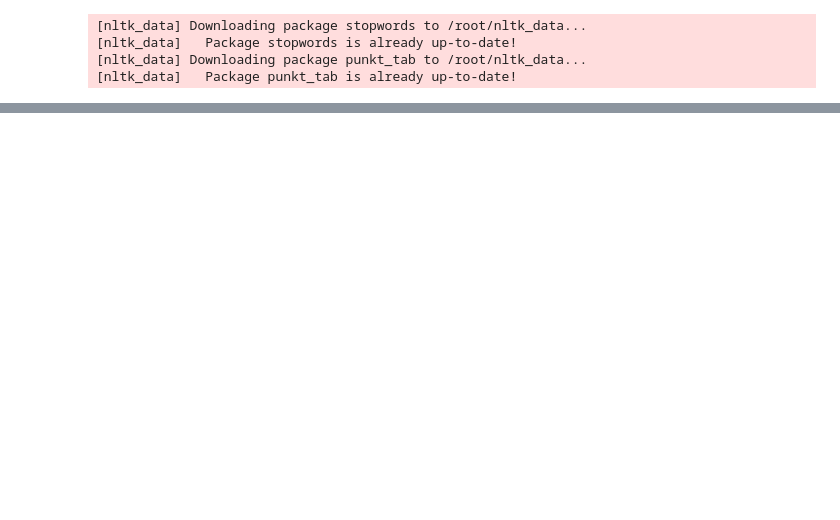
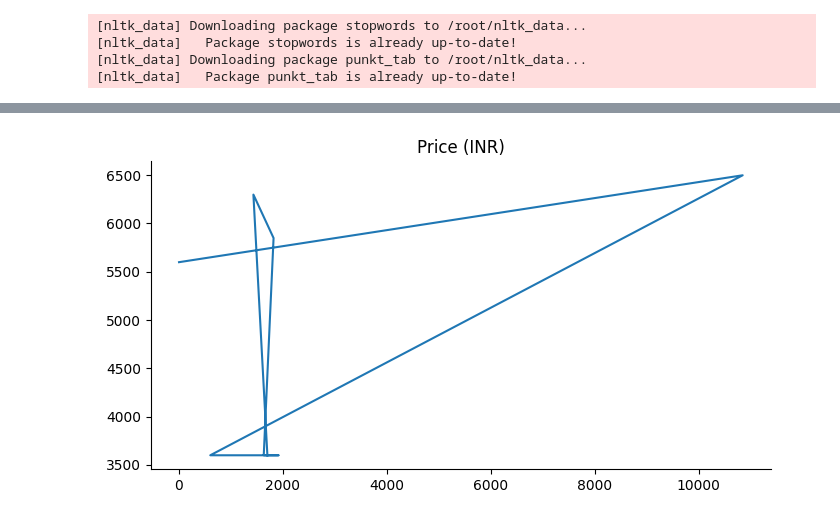
Before and after one commit to jheffanD/model-contend-based, a Jupyter notebook: MODEL_PERTAMA.ipynb, the cells around one changed output, grey strips where cells are left out. Drawn from its saved outputs; the diff is of its cells as text; code cells hidden in the pictures; blank space fills up the shorter version.

Commit message:
selesasi juga untuk buat rekomenddasinyaa, sekalin plot perseebarraan dataa rekomenddasinya

```diff
--- a/MODEL_PERTAMA.ipynb
+++ b/MODEL_PERTAMA.ipynb
@@ -463,8 +463,7 @@ df
 | 12490 | 10265199 | Pepe Jeans Men Black & Grey Strip... | Pepe Jeans | Men | 799 | Black and grey striped T-shirt, h... | Black | ... |
 11597 rows × 8 columns
 # %%
-# kita gabungkan  beberapa kolom yang akaan kita paakai untuk tahap rekomendasinya
-def gabungkan(teks):
-    return f"{df['Gender']},{df['SimplifiedProductName']},{df['PrimaryColor']},{df['ProductBrand']}"
+def gabungkan(row):
+    return f"{row['Gender']} {row['SimplifiedProductName']} {row['PrimaryColor']} {row['ProductBrand']}"
 
 df['text_combined'] = df.apply(gabungkan, axis=1)
@@ -506,4 +522,4 @@ def preprocessing(text):
     return " ".join(tokens)
 # %%
 # ini buat menggunakan ffungsi prosesing tteexx
-df['text_clean'] = df['text_combined'].apply(preprocessing)
+df['text_combined'] = df['text_combined'].fillna('').apply(preprocessing)
@@ -523,8 +537,8 @@ array([[1., 1., 1., ..., 1., 1., 1.],
 # %%
-def rekomendasi_final(gender, nama_produk, color, brand, data, tfidf, tfidf_matrix, top_n=10):
+def rekomendasi_final(gender, nama_produk, color, brand, data=df, tfidf=tfidf, tfidf_matrix=tfidf_matrix, top_n=10):
     input_text = f"{gender} {nama_produk} {color} {brand}"
     input_text = preprocessing(input_text)
     input_vec = tfidf.transform([input_text])
     cosine_sim = cosine_similarity(input_vec, tfidf_matrix).flatten()
     rekom_index = cosine_sim.argsort()[::-1][:top_n]
-    return data.iloc[rekom_index][['nama_produk', 'brand', 'text_combined']]
+    return data.iloc[rekom_index][['SimplifiedProductName', 'ProductBrand', 'PrimaryColor','Price (INR)','Description']]
@@ -530,0 +561,2 @@ def rekomendasi_final(gender, nama_produk, color, brand, data, tfidf, tfidf_matr
+# %%
+hasil1 = rekomendasi_final('Men','Single-Breasted Bandhgala Suit','Gold','EthnoVogue')
@@ -530,0 +577,8 @@ def rekomendasi_final(gender, nama_produk, color, brand, data, tfidf, tfidf_matr
+# %%
+# @title Price (INR)
+
+from matplotlib import pyplot as plt
+hasil1['Price (INR)'].plot(kind='line', figsize=(8, 4), title='Price (INR)')
+plt.gca().spines[['top', 'right']].set_visible(False)
+# %% [output]
+[figure, added]
```
Also changed, not shown: parts of 9 cells of this notebook.
